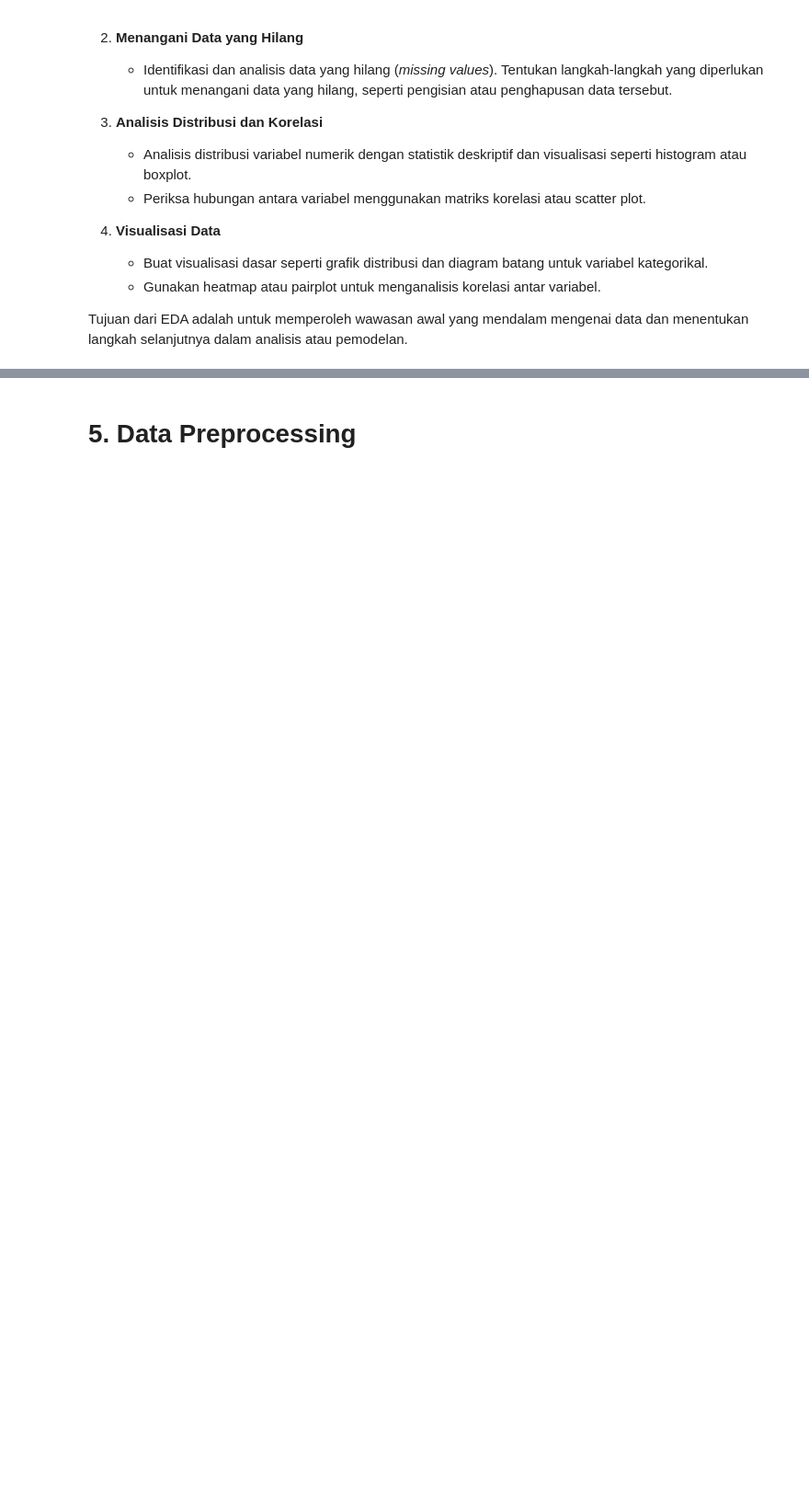
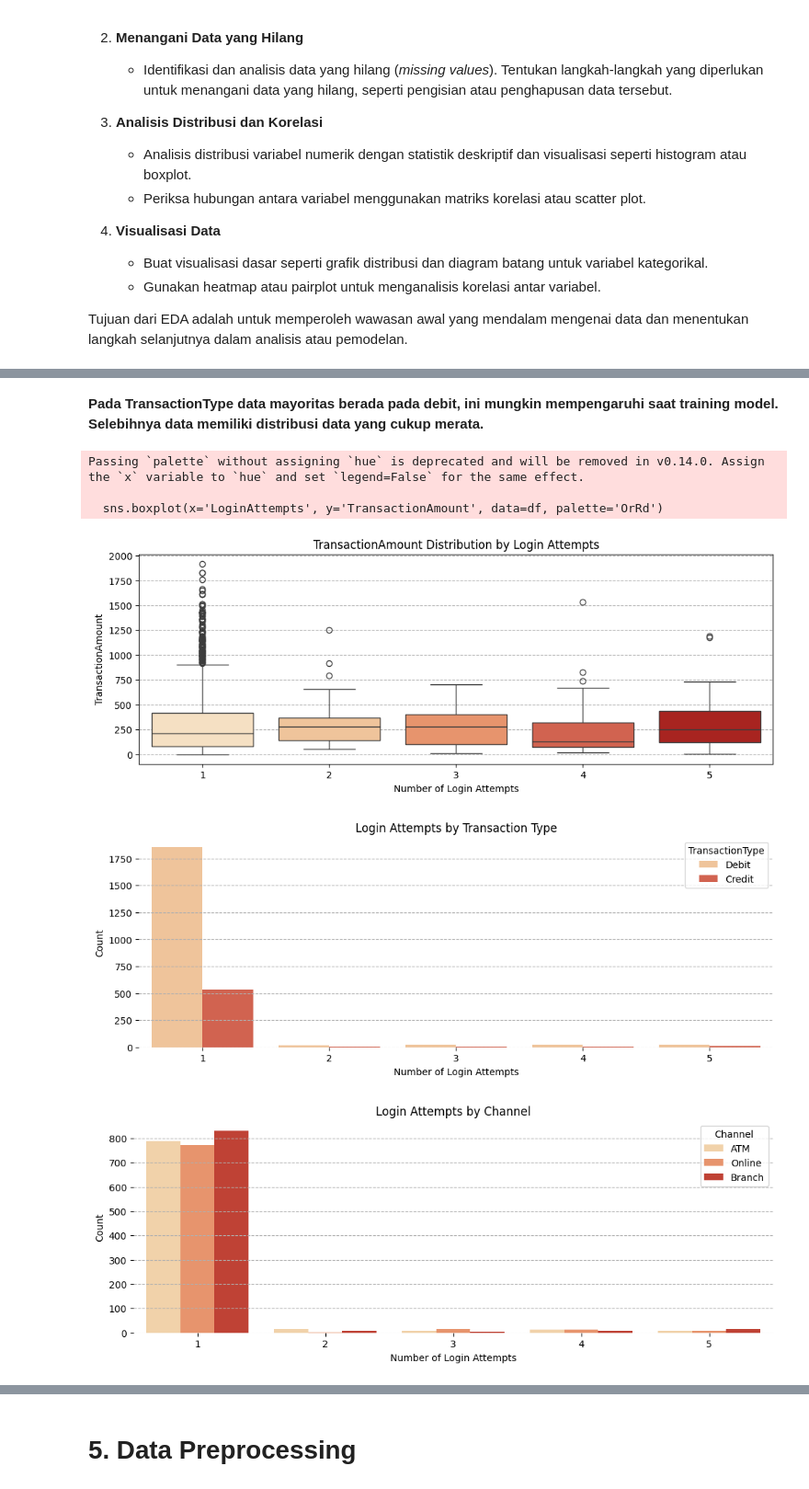
Before and after one commit to Kanaieu/bank-fraud-detection, a Jupyter notebook: [Clustering]_Submission_Akhir_BMLP_Muhammad_Tsaqiif_Ash-Shiddiq.ipynb, the cells around one changed output, grey strips where cells are left out. Shown at 92% size. Saved outputs shown, nothing was run; the diff lists cells and outputs as text; code cells hidden in the pictures; blank space fills up the shorter version.

```diff
--- a/[Clustering]_Submission_Akhir_BMLP_Muhammad_Tsaqiif_Ash-Shiddiq.ipynb
+++ b/[Clustering]_Submission_Akhir_BMLP_Muhammad_Tsaqiif_Ash-Shiddiq.ipynb
@@ -54,0 +217,38 @@ Tujuan dari EDA adalah untuk memperoleh wawasan awal yang mendalam mengenai data
+# %% [markdown]
+**Pada TransactionType data mayoritas berada pada debit, ini mungkin mempengaruhi saat training model. Selebihnya data memiliki distribusi data yang cukup merata.**
+# %%
+# Relasi antara LoginAttempts dan TransactionAmount
+plt.figure(figsize=(12, 4))
+sns.boxplot(x='LoginAttempts', y='TransactionAmount', data=df, palette='OrRd')
+plt.title('TransactionAmount Distribution by Login Attempts')
+plt.xlabel('Number of Login Attempts')
+plt.ylabel('TransactionAmount')
+plt.grid(axis='y', linestyle='--')
+plt.show()
+
+# Relasi antara LoginAttempts dan TransactionType
+plt.figure(figsize=(12, 4))
+sns.countplot(x='LoginAttempts', hue='TransactionType', data=df, palette='OrRd')
+plt.title('Login Attempts by Transaction Type')
+plt.xlabel('Number of Login Attempts')
+plt.ylabel('Count')
+plt.grid(axis='y', linestyle='--')
+sns.despine(left=True, bottom=True)
+plt.show()
+
+# Relasi antara LoginAttempts dan Channel
+plt.figure(figsize=(12, 4))
+sns.countplot(x='LoginAttempts', hue='Channel', data=df, palette='OrRd')
+plt.title('Login Attempts by Channel')
+plt.xlabel('Number of Login Attempts')
+plt.ylabel('Count')
+plt.grid(axis='y', linestyle='--')
+sns.despine(left=True, bottom=True)
+plt.show()
+# %% [output]
+Passing `palette` without assigning `hue` is deprecated and will be removed in v0.14.0. Assign the `x` variable to `hue` and set `legend=False` for the same effect.
+
+  sns.boxplot(x='LoginAttempts', y='TransactionAmount', data=df, palette='OrRd')
+[figure, added]
+[figure, added]
+[figure, added]
```
Also changed, not shown: parts of 91 cells of this notebook, 1 other file.
